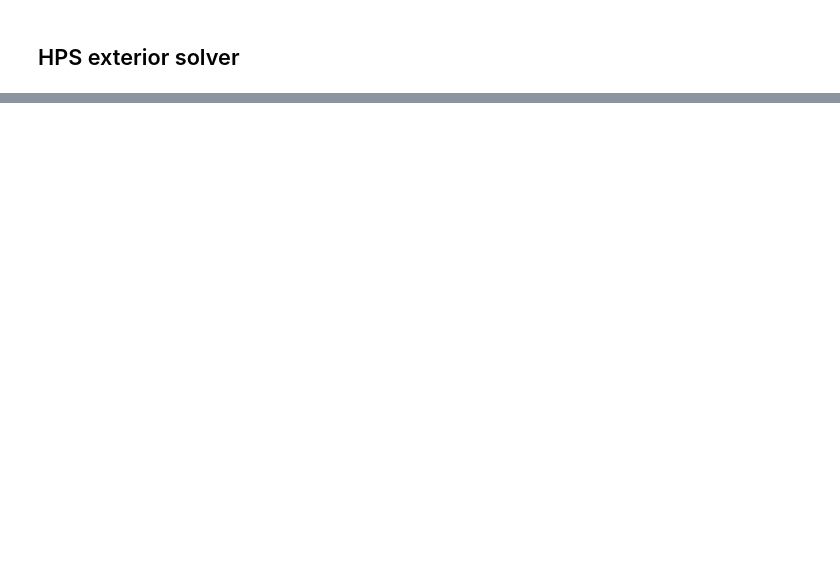
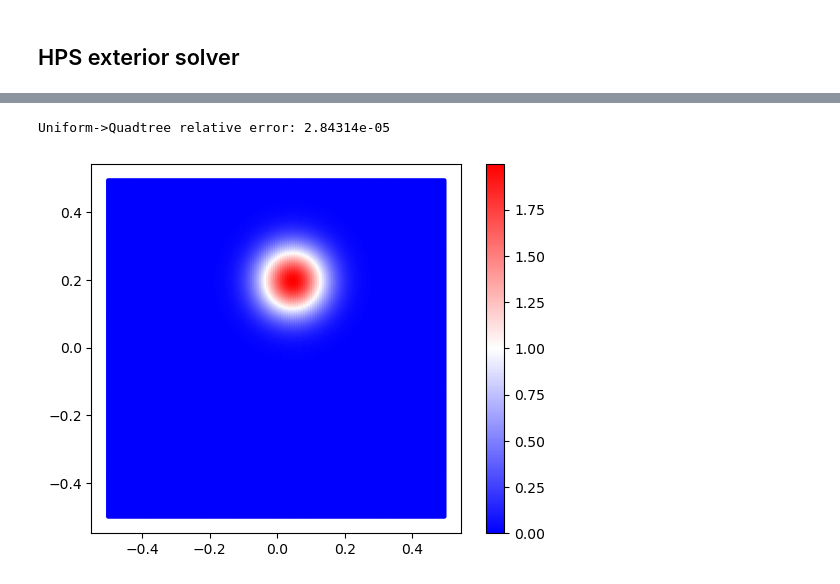
Before and after one commit to oortsang/jaxhps-scattering, a Jupyter notebook: 2025-06-30_check_hps_modules.ipynb, the cells around one changed output, grey strips where cells are left out. Saved outputs shown, nothing was run; the diff lists cells and outputs as text; code cells hidden in the pictures; blank space fills up the shorter version.

```diff
--- a/2025-06-30_check_hps_modules.ipynb
+++ b/2025-06-30_check_hps_modules.ipynb
@@ -222,0 +222,19 @@ Wall time: 3.16 s
+# %%
+# Check the Uniform -> Quadtree error quickly...
+q_main_cheb_utq = main_UtQ.apply(ref_main_q_unif)
+utq_err = jnp.linalg.norm(ref_main_q_cheb-q_main_cheb_utq) / jnp.linalg.norm(ref_main_q_cheb)
+print(f"Uniform->Quadtree relative error: {utq_err:.5e}")
+# %% [output]
+Uniform->Quadtree relative error: 2.84314e-05
+# %%
+cb = plt.scatter(
+    *main_unif_xy.T,
+    c=(ref_main_q_unif).flatten(),
+    cmap="bwr",
+    s=5,
+)
+plt.gca().set_aspect(1)
+plt.colorbar()
+plt.show()
+# %% [output]
+[figure, added]
```
Also changed, not shown: parts of 41 cells of this notebook, 5 other files.
